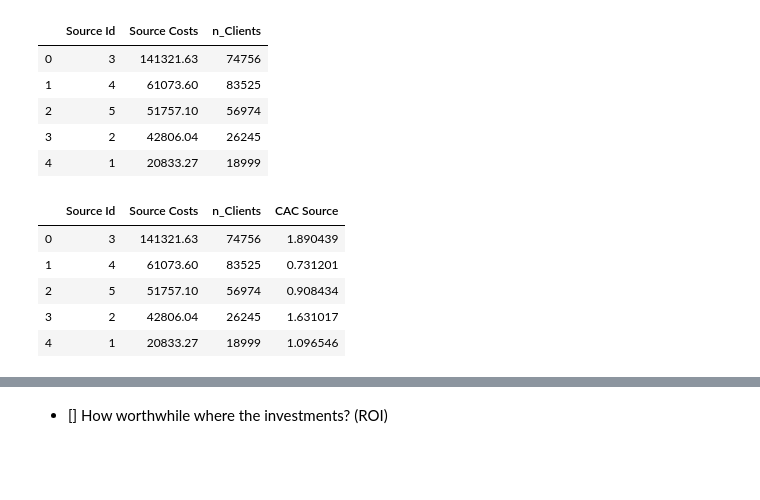
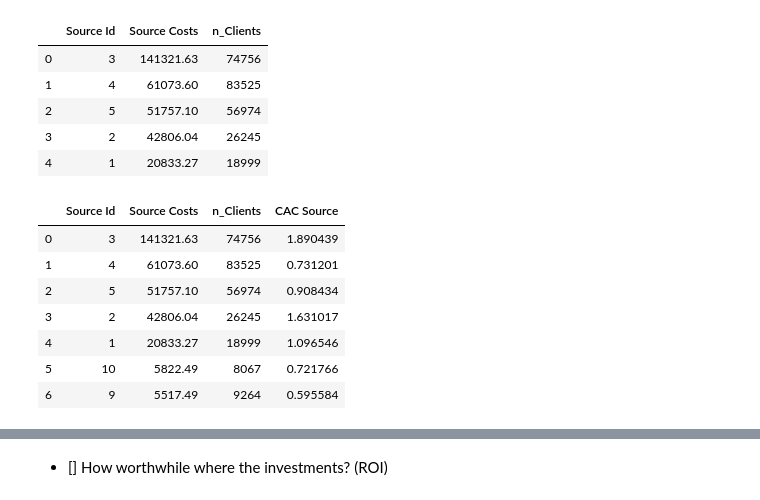
Before and after one commit to asicmicprj/Afisha_analytics, a Jupyter notebook: Afisha_analytics_v0.0.1.ipynb, the cells around one changed output, grey strips where cells are left out. Drawn from its saved outputs; the diff is of its cells as text; code cells hidden in the pictures; blank space fills up the shorter version.

```diff
--- a/Afisha_analytics_v0.0.1.ipynb
+++ b/Afisha_analytics_v0.0.1.ipynb
@@ -1058,11 +1039,13 @@ display(results_source_ads.head())
 | 4 | 1 | 20833.27 | 18999 |
 # %%
 results_source_ads['CAC Source'] = results_source_ads['Source Costs'] / results_source_ads['n_Clients']
-display(results_source_ads.head())
+display(results_source_ads.head(10))
 # %% [output]
 |  | Source Id | Source Costs | n_Clients | CAC Source |
 | 0 | 3 | 141321.63 | 74756 | 1.890439 |
 | 1 | 4 | 61073.60 | 83525 | 0.731201 |
 | 2 | 5 | 51757.10 | 56974 | 0.908434 |
 | 3 | 2 | 42806.04 | 26245 | 1.631017 |
 | 4 | 1 | 20833.27 | 18999 | 1.096546 |
+| 5 | 10 | 5822.49 | 8067 | 0.721766 |
+| 6 | 9 | 5517.49 | 9264 | 0.595584 |
```
Also changed, not shown: parts of 17 cells of this notebook.
